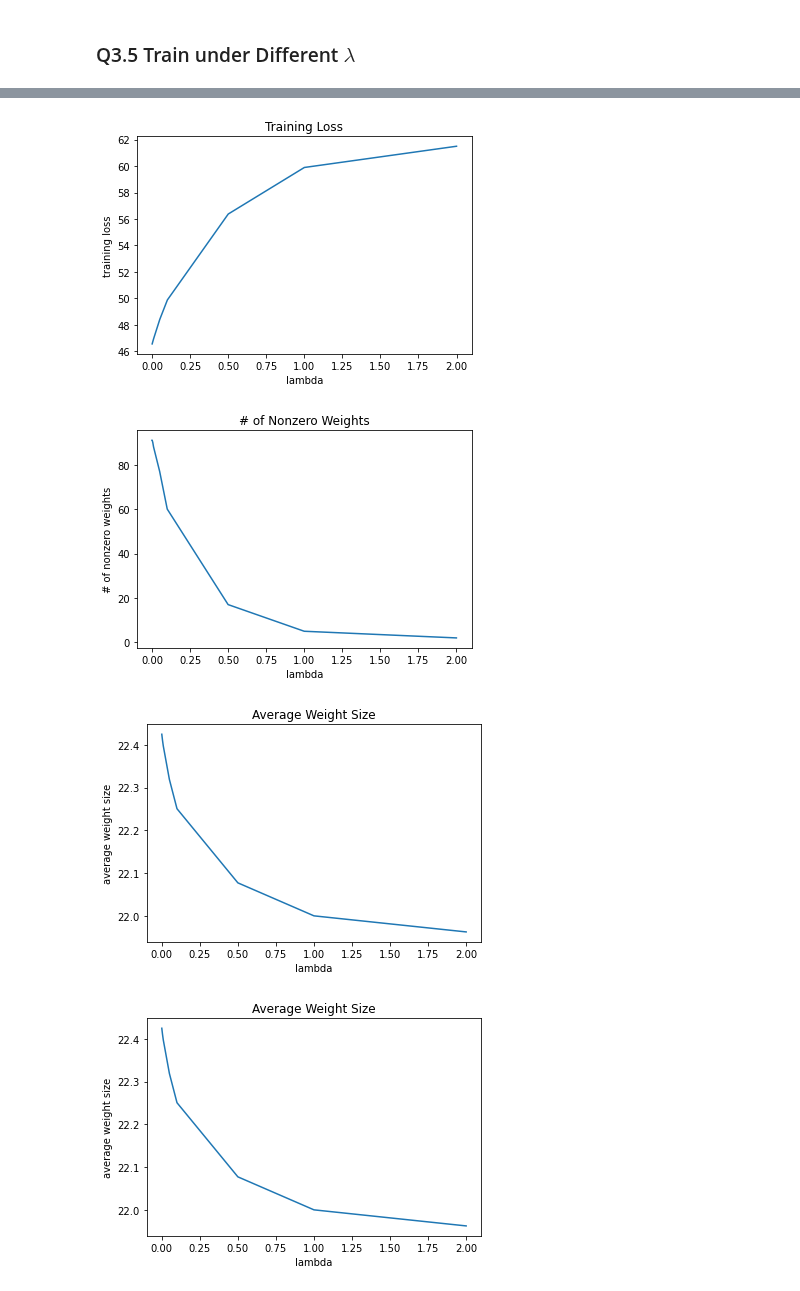
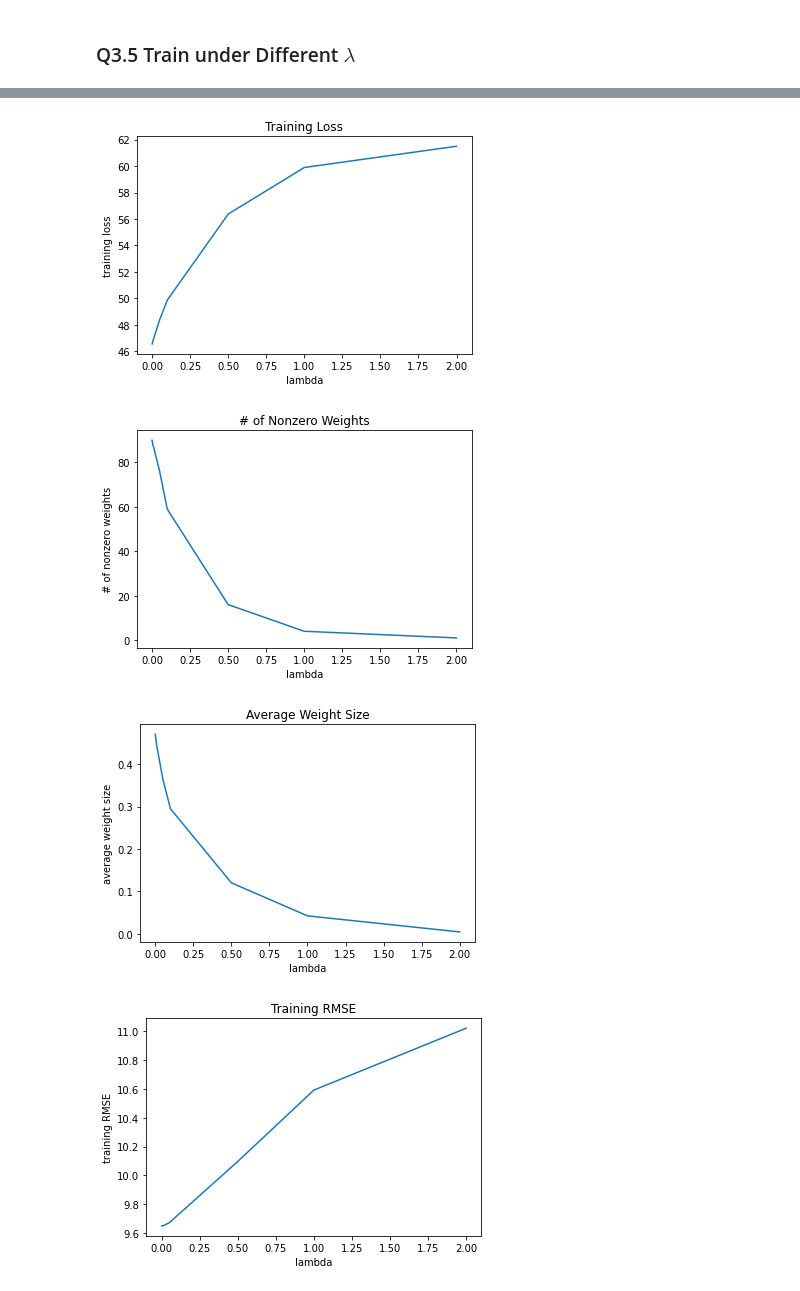
Before and after one commit to shaoyu0966/SLDL, a Jupyter notebook: hw1/hw1.ipynb, the cells around one changed output, grey strips where cells are left out. Drawn from its saved outputs; the diff is of its cells as text; code cells hidden in the pictures.

Commit message:
fix ridge regression, # of nonzero weight, average weight size, and redundant figure

```diff
--- a/hw1/hw1.ipynb
+++ b/hw1/hw1.ipynb
@@ -456,7 +457,9 @@ class mylasso():
         # w init
         w = np.zeros_like(x_train[0])
         if winit == 'ridge':
-            inverse_term = self.lamcoef * np.eye(n_feature) + np.matmul(x_train.T, x_train)
+            reg = n_data * self.lamcoef * np.eye(n_feature)
+            reg[0, 0] = 0 if not self.const_regu else reg[0, 0]
+            inverse_term = reg + np.matmul(x_train.T, x_train)
             w = np.matmul(np.linalg.inv(inverse_term), np.matmul(x_train.T, y_train))
 
         # train with Lasso regression
@@ -587,8 +590,8 @@ for lam in lambda_settings:
     loss_train = mlo.fit(x_train_sd, y_train)
     y_train_pred = np.matmul(x_train_sd_aug, mlo.w.T)
     train_loss.append(loss_train)
-    n_nonzero.append(np.count_nonzero(mlo.w))
-    ave_w_size.append(np.mean(np.absolute(mlo.w)))
+    n_nonzero.append(np.count_nonzero(mlo.w[1:]))
+    ave_w_size.append(np.mean(np.absolute(mlo.w[1:])))
     train_rmse.append(np.sqrt(np.mean((y_train_pred - y_train) ** 2)))
 
     y_test_pred = mlo.predict(x_test_sd)
@@ -617,38 +620,32 @@ plt.title('Training Loss')
 plt.xlabel('lambda')
 plt.ylabel('training loss')
 plt.show()
 
 plt.plot(lambda_settings, n_nonzero)
 plt.title('# of Nonzero Weights')
 plt.xlabel('lambda')
 plt.ylabel('# of nonzero weights')
 plt.show()
 
 plt.plot(lambda_settings, ave_w_size)
 plt.title('Average Weight Size')
 plt.xlabel('lambda')
 plt.ylabel('average weight size')
 plt.show()
 
-plt.plot(lambda_settings, ave_w_size)
-plt.title('Average Weight Size')
-plt.xlabel('lambda')
-plt.ylabel('average weight size')
-plt.show()
-
 plt.plot(lambda_settings, train_rmse)
 plt.title('Training RMSE')
 plt.xlabel('lambda')
 plt.ylabel('training RMSE')
 plt.show()
 
 plt.plot(lambda_settings, test_rmse)
 plt.title('Testing RMSE')
 plt.xlabel('lambda')
 plt.ylabel('testing RMSE')
 plt.show()
 # %% [output]
 [figure]
 [figure]
-[figure, old version]
+[figure, new version]
-[figure, old version]
+[figure, new version]
```
Also changed, not shown: parts of 6 cells of this notebook.
